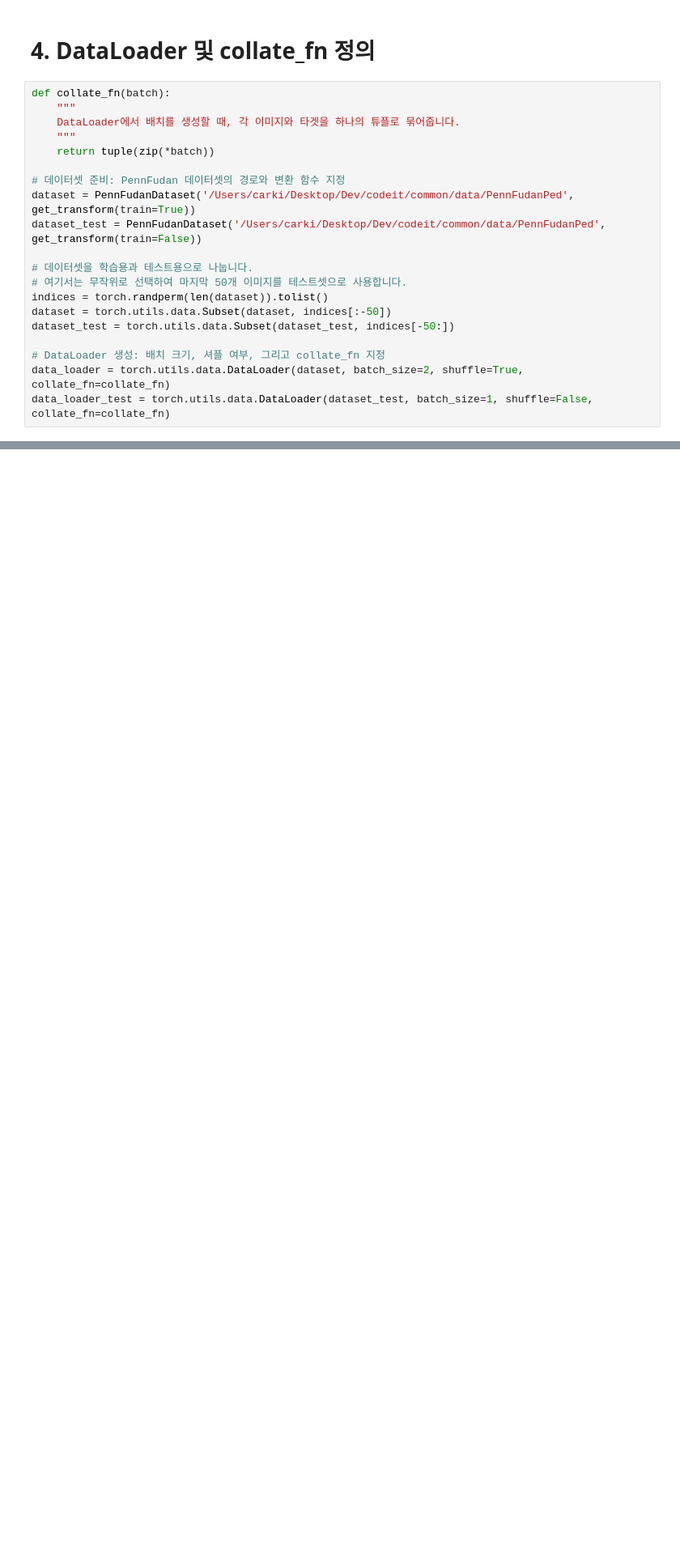
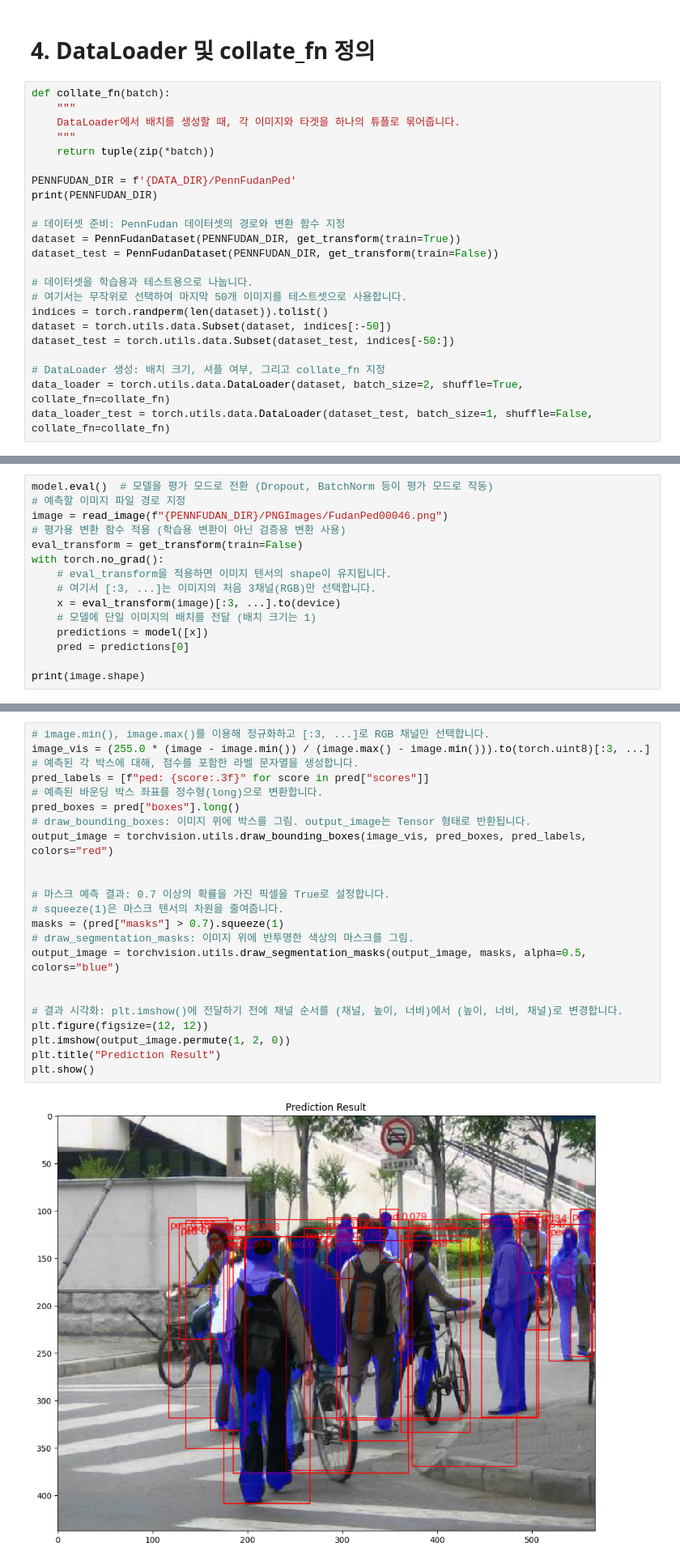
Before and after one commit to dev-carki/codeit_sprint, a Jupyter notebook: DeepLearning(DL)/이미지_세그멘테이션/Mask-RCNN/[실습]Mask-RCNN.ipynb, the cells around one changed output, grey strips where cells are left out. Shown at 81% size. Saved outputs shown, nothing was run; the diff lists cells and outputs as text; blank space fills up the shorter version.

```diff
--- a/DeepLearning(DL)/이미지_세그멘테이션/Mask-RCNN/[실습]Mask-RCNN.ipynb
+++ b/DeepLearning(DL)/이미지_세그멘테이션/Mask-RCNN/[실습]Mask-RCNN.ipynb
@@ -182,9 +183,12 @@ def collate_fn(batch):
     """
     return tuple(zip(*batch))
 
+PENNFUDAN_DIR = f'{DATA_DIR}/PennFudanPed'
+print(PENNFUDAN_DIR)
+
 # 데이터셋 준비: PennFudan 데이터셋의 경로와 변환 함수 지정
-dataset = PennFudanDataset('/Users/carki/Desktop/Dev/codeit/common/data/PennFudanPed', get_transform(train=True))
-dataset_test = PennFudanDataset('/Users/carki/Desktop/Dev/codeit/common/data/PennFudanPed', get_transform(train=False))
+dataset = PennFudanDataset(PENNFUDAN_DIR, get_transform(train=True))
+dataset_test = PennFudanDataset(PENNFUDAN_DIR, get_transform(train=False))
 
 # 데이터셋을 학습용과 테스트용으로 나눕니다.
 # 여기서는 무작위로 선택하여 마지막 50개 이미지를 테스트셋으로 사용합니다.
@@ -197,0 +244,15 @@ data_loader_test = torch.utils.data.DataLoader(dataset_test, batch_size=1, shuff
+# %%
+model.eval()  # 모델을 평가 모드로 전환 (Dropout, BatchNorm 등이 평가 모드로 작동)
+# 예측할 이미지 파일 경로 지정
+image = read_image(f"{PENNFUDAN_DIR}/PNGImages/FudanPed00046.png")
+# 평가용 변환 함수 적용 (학습용 변환이 아닌 검증용 변환 사용)
+eval_transform = get_transform(train=False)
+with torch.no_grad():
+    # eval_transform을 적용하면 이미지 텐서의 shape이 유지됩니다.
+    # 여기서 [:3, ...]는 이미지의 처음 3채널(RGB)만 선택합니다.
+    x = eval_transform(image)[:3, ...].to(device)
+    # 모델에 단일 이미지의 배치를 전달 (배치 크기는 1)
+    predictions = model([x])
+    pred = predictions[0]
+
+print(image.shape)
@@ -197,0 +277,25 @@ data_loader_test = torch.utils.data.DataLoader(dataset_test, batch_size=1, shuff
+# %%
+# image.min(), image.max()를 이용해 정규화하고 [:3, ...]로 RGB 채널만 선택합니다.
+image_vis = (255.0 * (image - image.min()) / (image.max() - image.min())).to(torch.uint8)[:3, ...]
+# 예측된 각 박스에 대해, 점수를 포함한 라벨 문자열을 생성합니다.
+pred_labels = [f"ped: {score:.3f}" for score in pred["scores"]]
+# 예측된 바운딩 박스 좌표를 정수형(long)으로 변환합니다.
+pred_boxes = pred["boxes"].long()
+# draw_bounding_boxes: 이미지 위에 박스를 그림. output_image는 Tensor 형태로 반환됩니다.
+output_image = torchvision.utils.draw_bounding_boxes(image_vis, pred_boxes, pred_labels, colors="red")
+
+
+# 마스크 예측 결과: 0.7 이상의 확률을 가진 픽셀을 True로 설정합니다.
+# squeeze(1)은 마스크 텐서의 차원을 줄여줍니다.
+masks = (pred["masks"] > 0.7).squeeze(1)
+# draw_segmentation_masks: 이미지 위에 반투명한 색상의 마스크를 그림.
+output_image = torchvision.utils.draw_segmentation_masks(output_image, masks, alpha=0.5, colors="blue")
+
+
+# 결과 시각화: plt.imshow()에 전달하기 전에 채널 순서를 (채널, 높이, 너비)에서 (높이, 너비, 채널)로 변경합니다.
+plt.figure(figsize=(12, 12))
+plt.imshow(output_image.permute(1, 2, 0))
+plt.title("Prediction Result")
+plt.show()
+# %% [output]
+[figure, added]
```
Also changed, not shown: parts of 8 cells of this notebook, 5 other files.
